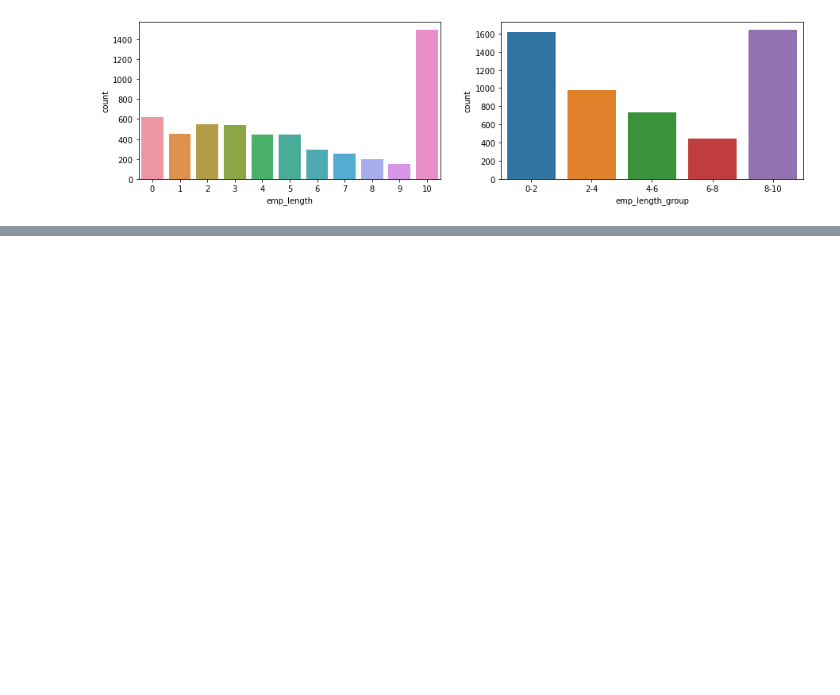
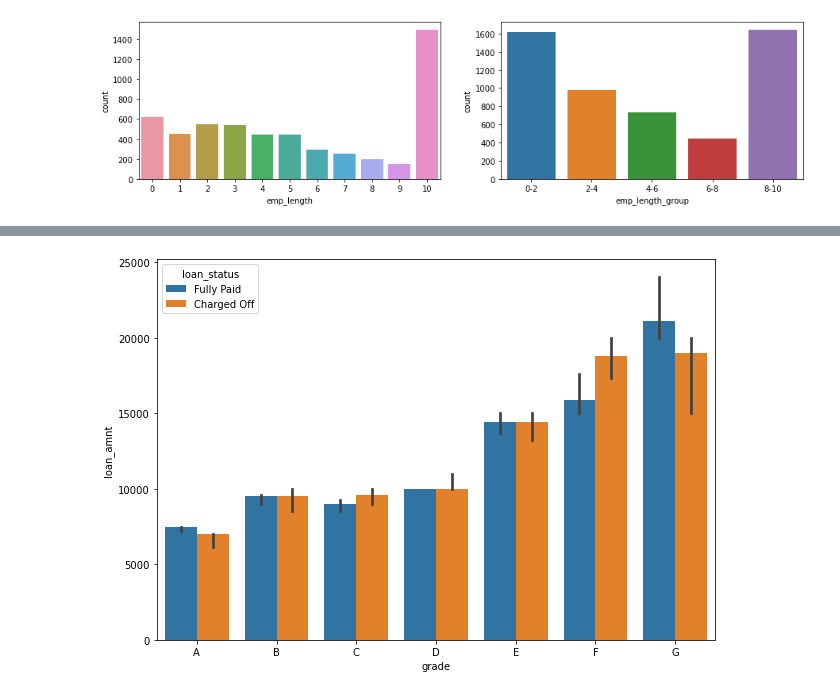
Before and after one commit to sateeshkumarj/Leanding_Club, a Jupyter notebook: leanding_club.ipynb, the cells around one changed output, grey strips where cells are left out. Drawn from its saved outputs; the diff is of its cells as text; code cells hidden in the pictures; blank space fills up the shorter version.

```diff
--- a/leanding_club.ipynb
+++ b/leanding_club.ipynb
@@ -324,0 +321,6 @@ sns.catplot(x = 'term', y = 'loan_amnt', data = loan,hue = 'loan_status', kind =
+# %%
+#When comparing the grade level, Defaults are more for the level F
+plt.figure(figsize=(10,7))
+plot = sns.barplot(y='loan_amnt', x = 'grade', hue = 'loan_status', data= loan, estimator= np.median, order = 'ABCDEFG')
+# %% [output]
+[figure, added]
```
Also changed, not shown: parts of 16 cells of this notebook.
